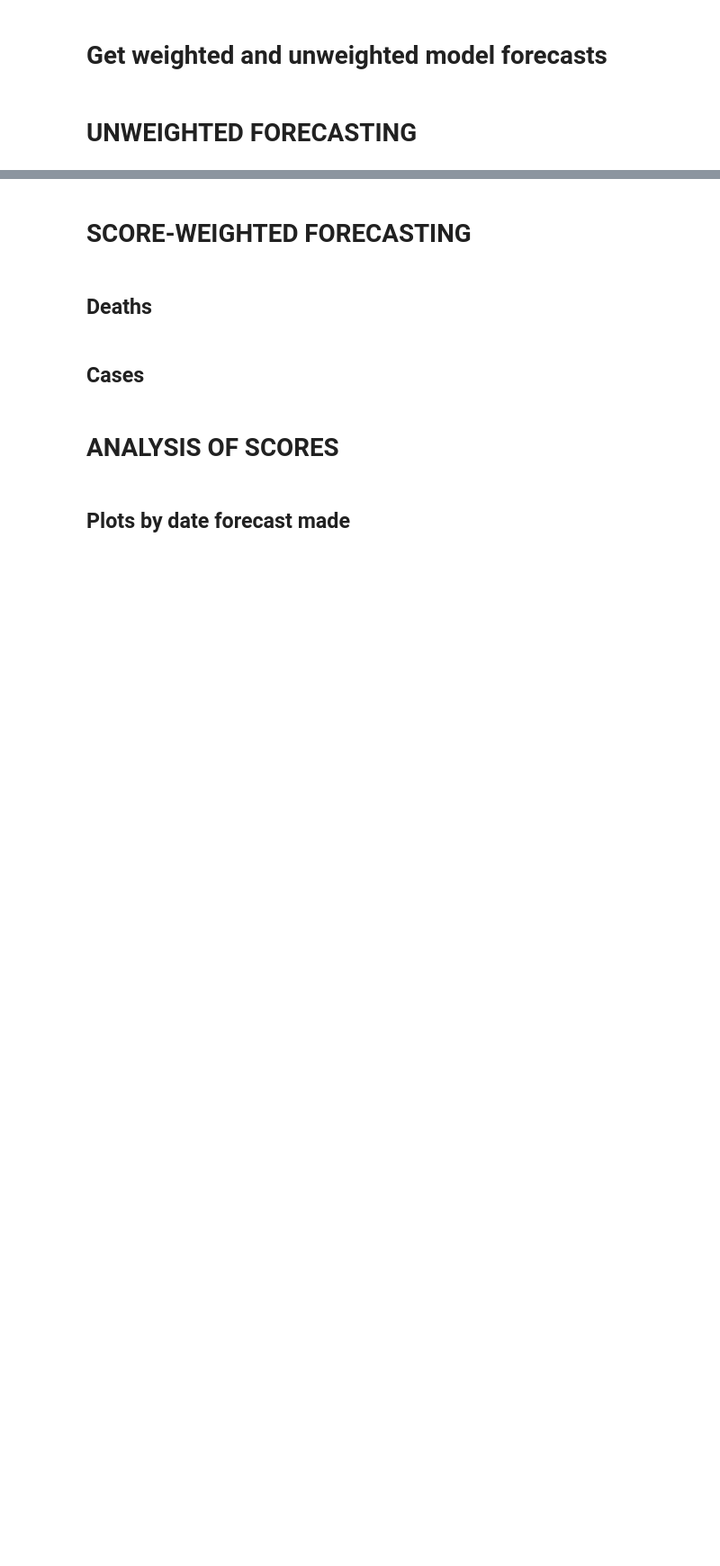
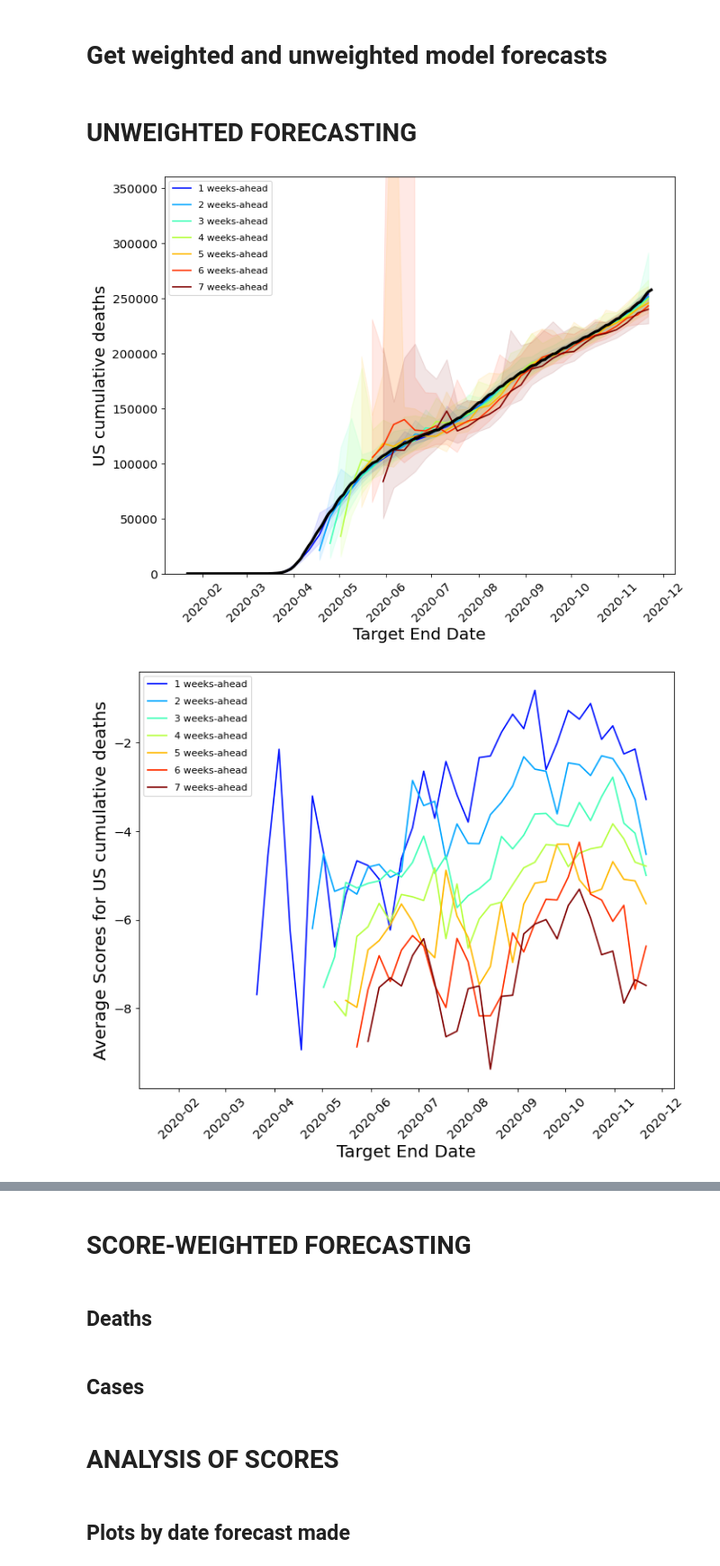
Before and after one commit to ONYLAB/Scoreboard, a Jupyter notebook: Notebooks/Workspace.ipynb, the cells around one changed output, grey strips where cells are left out. Shown at 90% size. Cells and saved outputs as stored; diff of their text form; code cells hidden in the pictures; blank space fills up the shorter version.

```diff
--- a/Notebooks/Workspace.ipynb
+++ b/Notebooks/Workspace.ipynb
@@ -329,7 +331,10 @@ ScoreboardDeaths = S19.getweightedmodelalldates(ScoreboardDeaths,'2020-08-01','D
 # %%
 S19.plotlongitudinal(US_deaths,ScoreboardDeaths,'Deaths',4,'FDANIH:Sunweight')
 # %%
-S19.plotlongitudinalUNWEIGHTED(US_deaths,ScoreboardDeaths,'Deaths',7)
+S19.plotlongitudinalUNWEIGHTED(US_deaths,ScoreboardDeaths,'Deaths',7,figuresdirectory)
+# %% [output]
+[figure, added]
+[figure, added]
 # %%
 S19.plotlongitudinal(US_cases,ScoreboardCases,'Cases',4,'FDANIH:Sunweight')
 # %%
```
Also changed, not shown: parts of 2 cells of this notebook, 10 other files.
